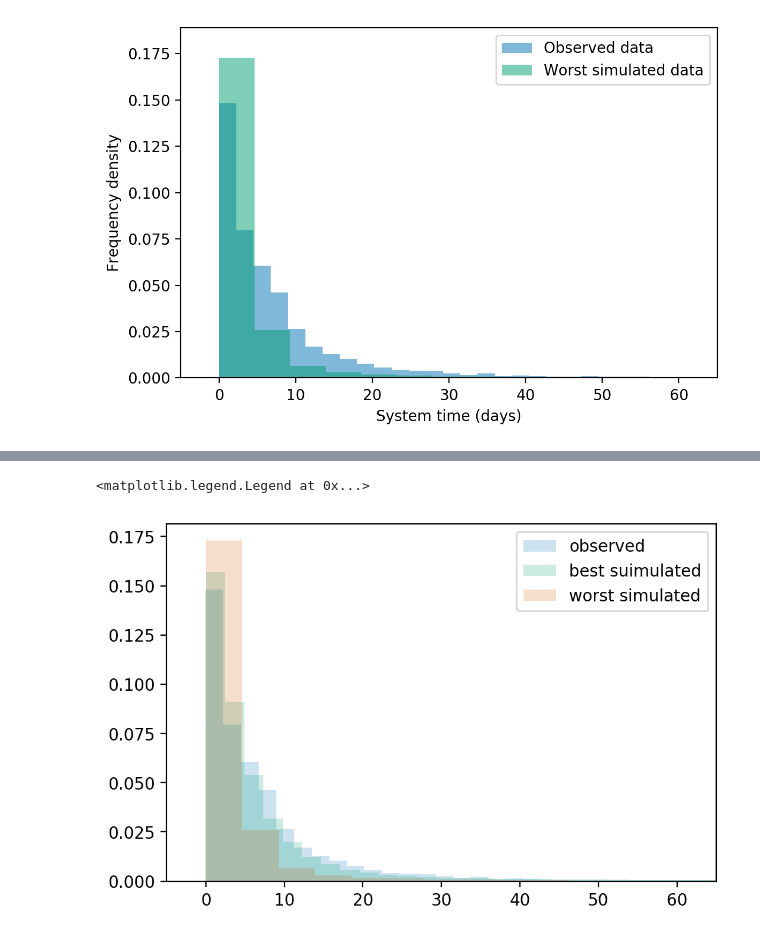
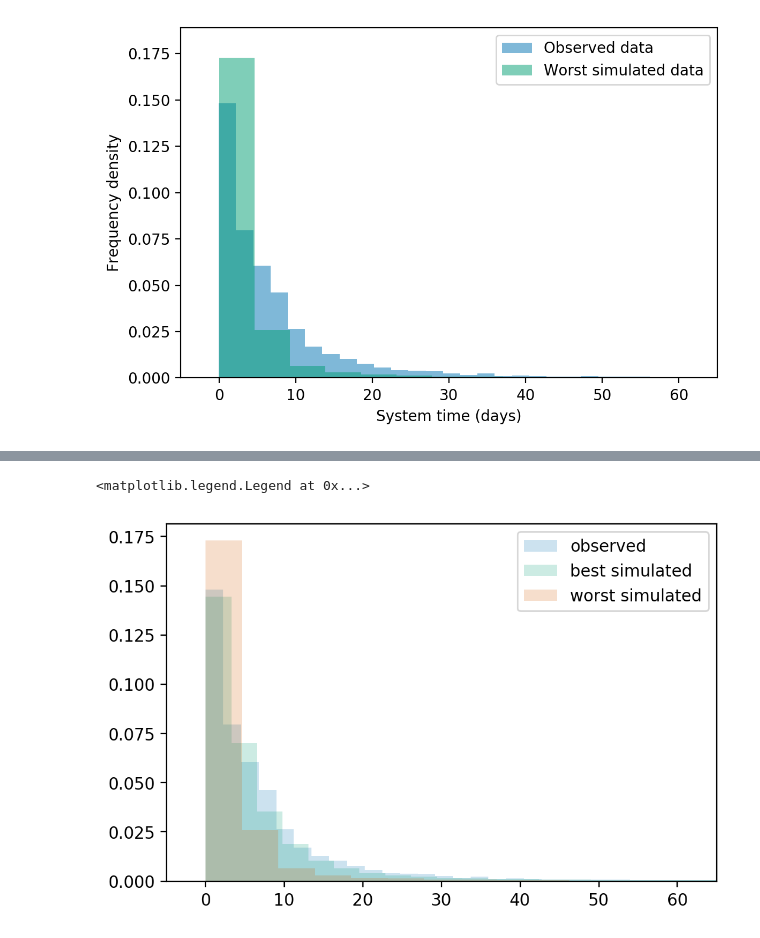
Before and after one commit to daffidwilde/copd-paper, a Jupyter notebook: nbs/wasserstein.ipynb, the cells around one changed output, grey strips where cells are left out. Drawn from its saved outputs; the diff is of its cells as text; code cells hidden in the pictures.

```diff
--- a/nbs/wasserstein.ipynb
+++ b/nbs/wasserstein.ipynb
@@ -170,5 +170,5 @@ best_ps, best_c, best_distance
 # %%
-best_df = pd.read_csv("../data/small_wasserstein/best/main.csv")
+best_df = pd.read_csv("../data/wasserstein/best/main.csv")
 best_df.head()
 # %% [output]
 |  | id_number | customer_class | node | arrival_date | waiting_time | service_start_date | service_time | ... |
@@ -210,7 +210,7 @@ worst_ps, worst_c, worst_distance
 # %% [output]
 ([0.5, 0.5, 0.5, 1.0], 40.0, 4.250157975787312)
 # %%
-worst_df = pd.read_csv("../data/small_wasserstein/worst/main.csv")
+worst_df = pd.read_csv("../data/wasserstein/worst/main.csv")
 worst_df.head()
 # %% [output]
 |  | id_number | customer_class | node | arrival_date | waiting_time | service_start_date | service_time | ... |
@@ -290,14 +290,14 @@ to_latex.T
 # %%
 fig, ax = plt.subplots(dpi=200)
 
 histkw = dict(bins=100, histtype="bar", alpha=0.2, density=True)
 
 ax.hist(copd["true_los"], label="observed", **histkw)
-ax.hist(best_df["system_time"], label="best suimulated", **histkw)
+ax.hist(best_df["system_time"], label="best simulated", **histkw)
 ax.hist(worst_df["system_time"], label="worst simulated", **histkw)
 
 ax.set(xlim=(-5, 65))
 ax.legend()
 # %% [output]
 <matplotlib.legend.Legend at 0x...>
-[figure, old version]
+[figure, new version]
```
Also changed, not shown: parts of 5 cells of this notebook, 5 other files.
